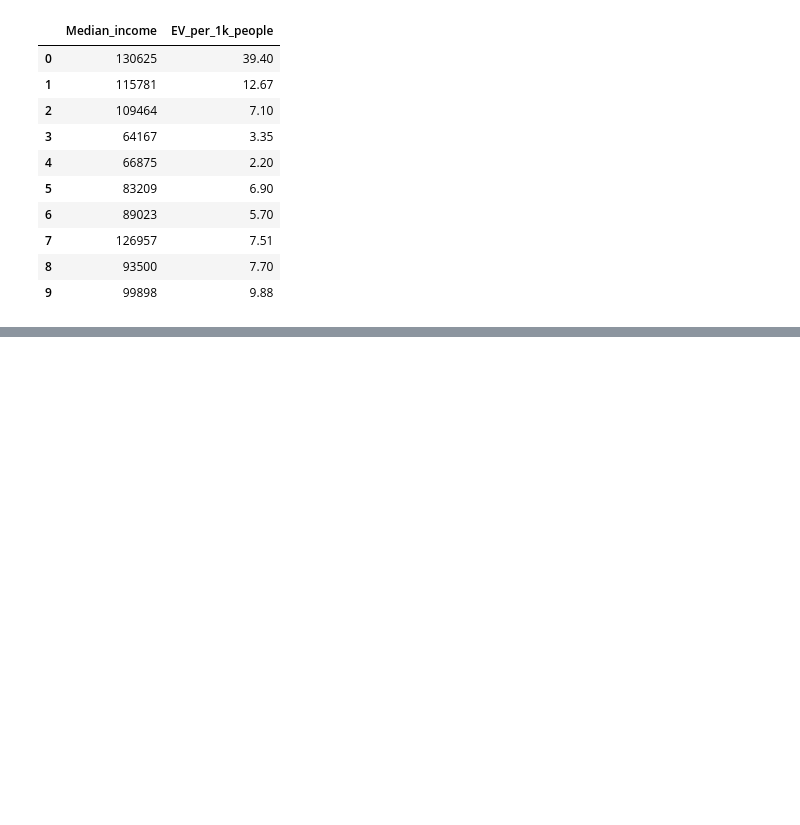
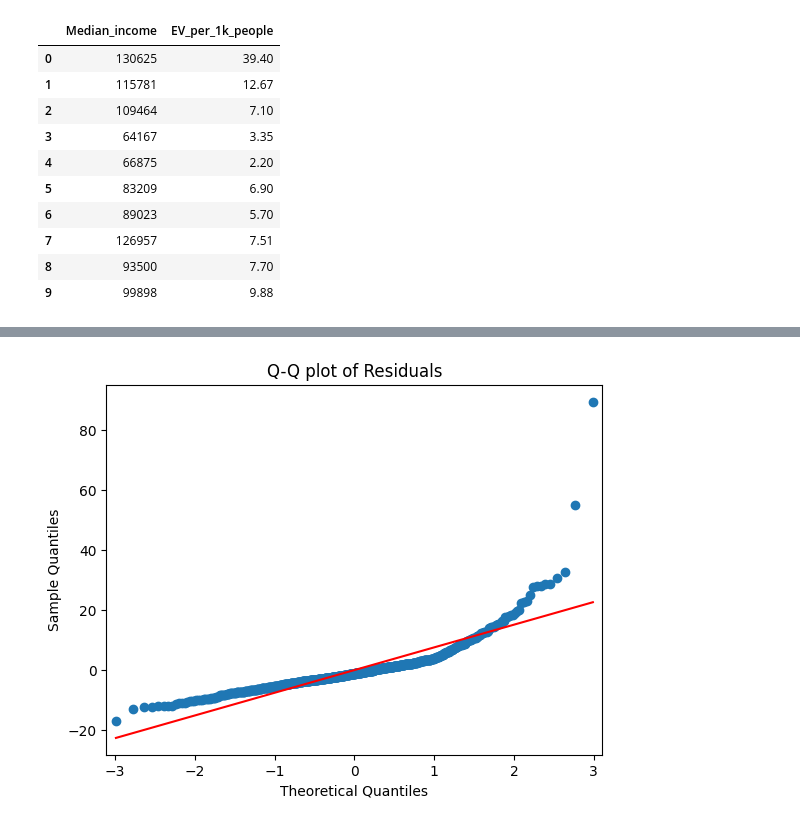
Before and after one commit to Blueskies94/State_of_Minnesota_EV_analysis, a Jupyter notebook: Python_regression_analysis.ipynb, the cells around one changed output, grey strips where cells are left out. Saved outputs shown, nothing was run; the diff lists cells and outputs as text; code cells hidden in the pictures; blank space fills up the shorter version.

```diff
--- a/Python_regression_analysis.ipynb
+++ b/Python_regression_analysis.ipynb
@@ -182,0 +211,7 @@ strong multicollinearity or other numerical problems.
+# %%
+#A Q-Q plot assists in proving the normality assumption even further.
+sm.qqplot(residuals, line='s')
+plt.title("Q-Q plot of Residuals")
+plt.show()
+# %% [output]
+[figure, added]
```
Also changed, not shown: parts of 21 cells of this notebook.
